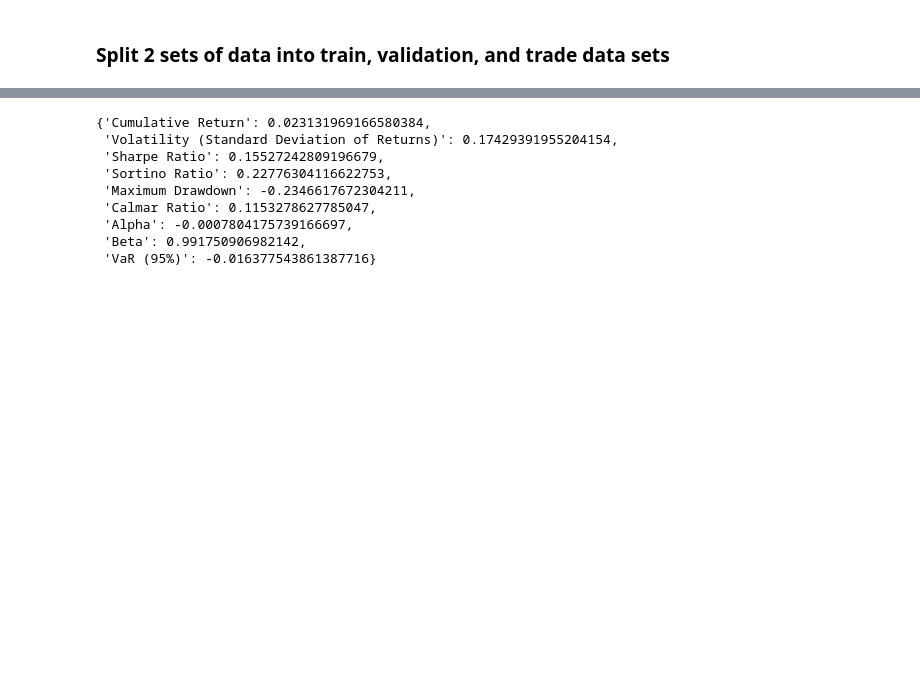
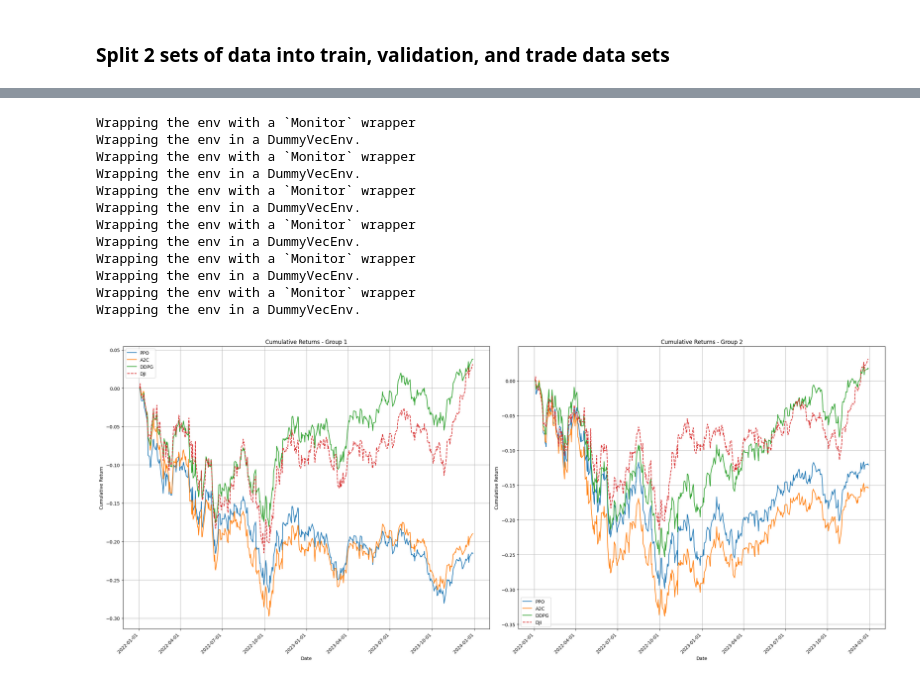
Before and after one commit to Anthony-Ho/IRP, a Jupyter notebook: Portfolio_alloaction_from_scratch.ipynb, the cells around one changed output, grey strips where cells are left out. Drawn from its saved outputs; the diff is of its cells as text; code cells hidden in the pictures; blank space fills up the shorter version.

```diff
--- a/Portfolio_alloaction_from_scratch.ipynb
+++ b/Portfolio_alloaction_from_scratch.ipynb
@@ -1047,12 +1079,0 @@ Too little cash allocated: 1e-08 / 6.0000000899999995.
-# %%
-# Create the test environment
-test_env = PortfolioAllocationEnv(df=trade_df2, initial_balance=100000, tic_list=group2, transaction_fee_rate=0.001)
-
-# Load the trained PPO model
-ppo_model = PPO.load(os.path.join(model_dir, "ppo_portfolio_model_group1_v1"), env=test_env)
-
-# Load the trained A2C model
-a2c_model = A2C.load(os.path.join(model_dir, "a2c_portfolio_model_group1_v1"), env=test_env)
-
-# Load the trained DDPG model
-ddpg_model = DDPG.load(os.path.join(model_dir, "ddpg_portfolio_model_group1_v1"), env=test_env)
@@ -1123,3 +1080,43 @@ plt.show()
+# %%
+from stable_baselines3 import PPO, A2C, DDPG
+
+# Define the models with their respective classes and filenames
+model_files = {
+    'PPO': (PPO, os.path.join(model_dir, "ppo_portfolio_model_group1_v1")),
+    'A2C': (A2C, os.path.join(model_dir, "a2c_portfolio_model_group1_v1")),
+    'DDPG': (DDPG, os.path.join(model_dir, "ddpg_portfolio_model_group1_v1"))
+}
+
+# Create the test environment
+group1_env = PortfolioAllocationEnv(df=trade_df1, initial_balance=100000, tic_list=group1, transaction_fee_rate=0.001)
+group2_env = PortfolioAllocationEnv(df=trade_df2, initial_balance=100000, tic_list=group2, transaction_fee_rate=0.001)
+envs = {
+    'Group 1': group1_env,
+    'Group 2': group2_env
+}
+
+# Define the benchmark
+benchmarks = {
+    'Group 1':('DJI', dji_data['Close']),
+    'Group 2':('DJI', dji_data['Close'])
+}
+
+# Call the function
+plot_agent_performance_multiple_envs(model_files, envs, benchmarks, "Cumulative Returns")
+# %% [output]
+Wrapping the env with a `Monitor` wrapper
+Wrapping the env in a DummyVecEnv.
+Wrapping the env with a `Monitor` wrapper
+Wrapping the env in a DummyVecEnv.
+Wrapping the env with a `Monitor` wrapper
+Wrapping the env in a DummyVecEnv.
+Wrapping the env with a `Monitor` wrapper
+Wrapping the env in a DummyVecEnv.
+Wrapping the env with a `Monitor` wrapper
+Wrapping the env in a DummyVecEnv.
+Wrapping the env with a `Monitor` wrapper
+Wrapping the env in a DummyVecEnv.
+[figure, added]
 # %%
 
 def calculate_performance_metrics(portfolio_values, benchmark_values=None, risk_free_rate=0.0):
@@ -1194,15 +1191,3 @@ def calculate_performance_metrics(portfolio_values, benchmark_values=None, risk_
     }
 
     return metrics
-# %%
-calculate_performance_metrics(ddpg_group1_v1_portfolio_values,benchmark_values=dji_data['Close'])
-# %% [output]
-{'Cumulative Return': 0.023131969166580384,
- 'Volatility (Standard Deviation of Returns)': 0.17429391955204154,
- 'Sharpe Ratio': 0.15527242809196679,
- 'Sortino Ratio': 0.22776304116622753,
- 'Maximum Drawdown': -0.2346617672304211,
- 'Calmar Ratio': 0.1153278627785047,
- 'Alpha': -0.0007804175739166697,
- 'Beta': 0.991750906982142,
- 'VaR (95%)': -0.016377543861387716}
```
Also changed, not shown: parts of 41 cells of this notebook, 15 other files.
